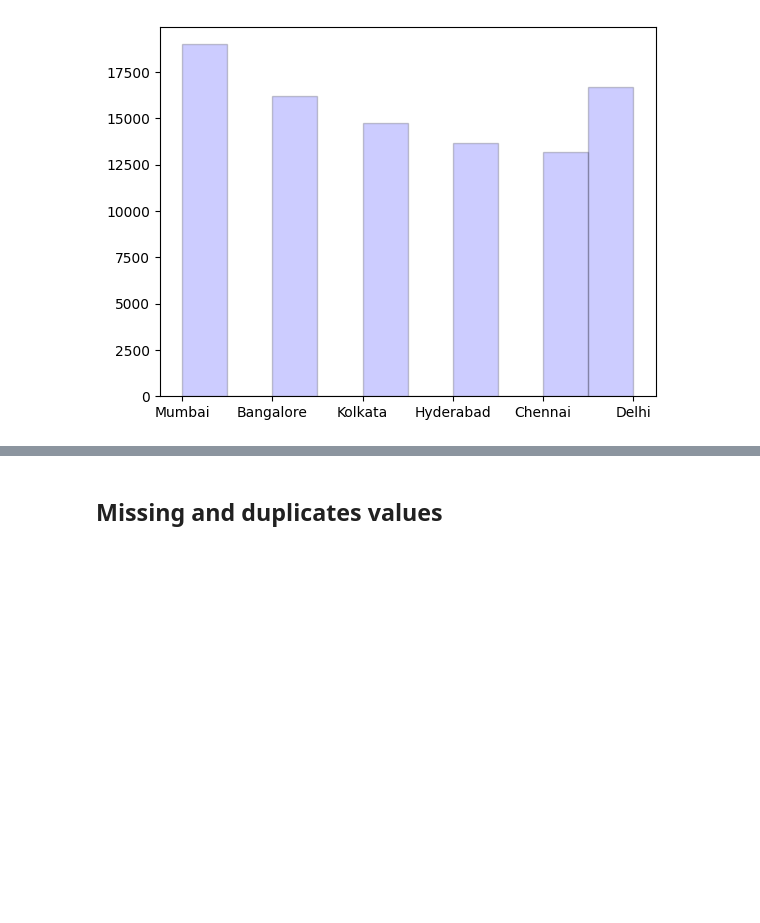
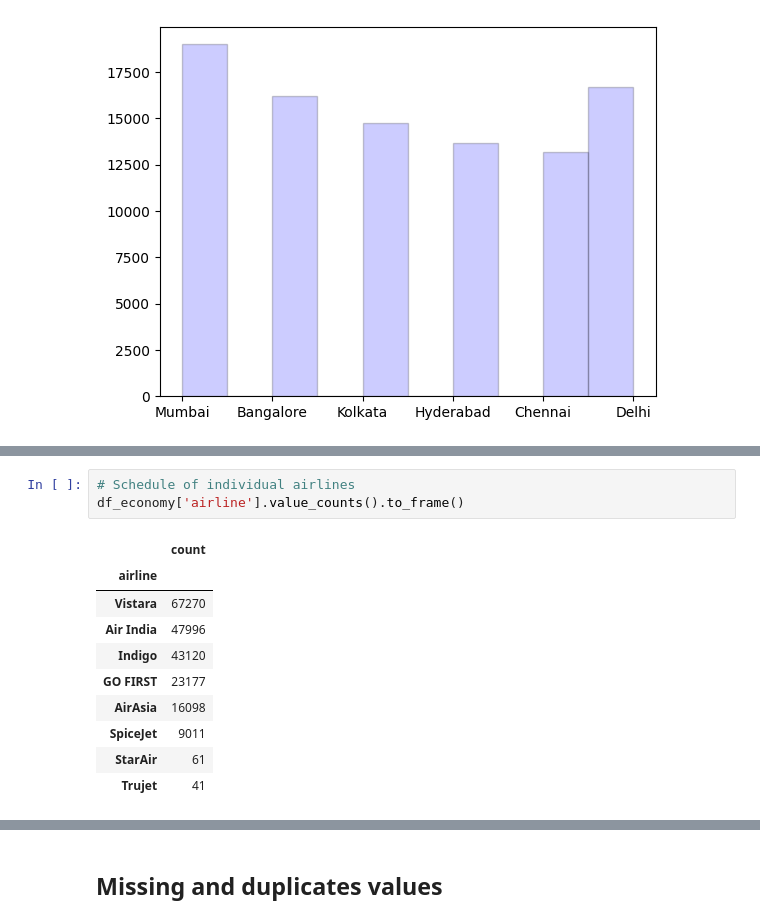
Before and after one commit to Pyame/Flight-Price-Prediction, a Jupyter notebook: main.ipynb, the cells around one changed output, grey strips where cells are left out. Cells and saved outputs as stored; diff of their text form; blank space fills up the shorter version.

```diff
--- a/main.ipynb
+++ b/main.ipynb
@@ -384,0 +400,14 @@ df_business.drop(columns=['ch_code', 'num_code'])
+# %%
+# Schedule of individual airlines
+df_economy['airline'].value_counts().to_frame()
+# %% [output]
+|  | count |
+| airline |  |
+| Vistara | 67270 |
+| Air India | 47996 |
+| Indigo | 43120 |
+| GO FIRST | 23177 |
+| AirAsia | 16098 |
+| SpiceJet | 9011 |
+| StarAir | 61 |
+| Trujet | 41 |
```
Also changed, not shown: parts of 10 cells of this notebook.
